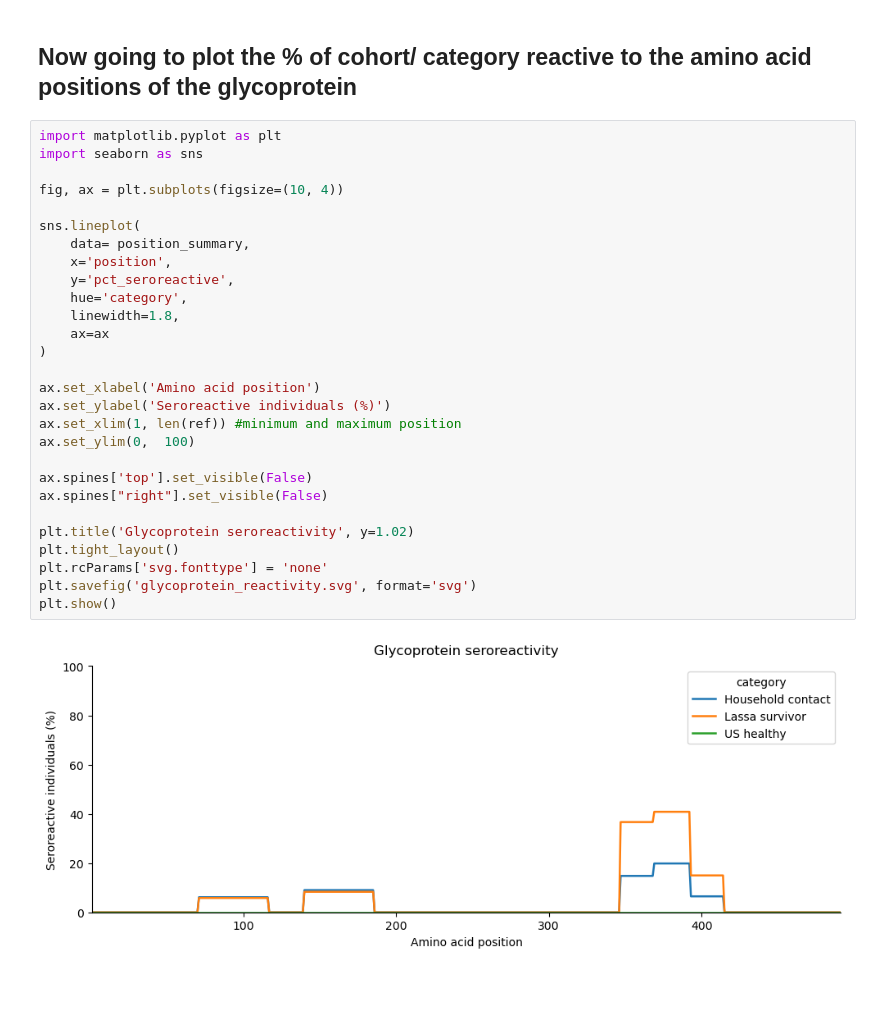
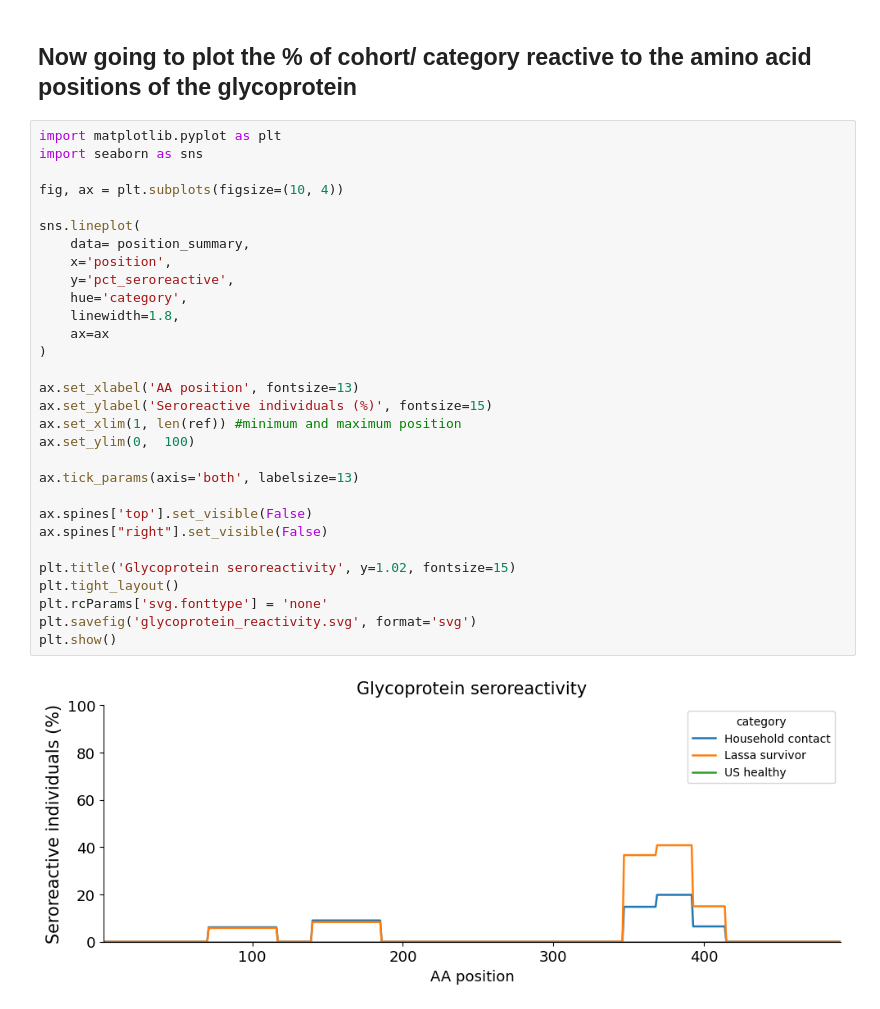
Before and after one commit to sporak577/lasv_phipseq_2026, a Jupyter notebook: draw_signal_to_LASV_glycoprotein.ipynb, the cells around one changed output. Cells and saved outputs as stored; diff of their text form.

```diff
--- a/draw_signal_to_LASV_glycoprotein.ipynb
+++ b/draw_signal_to_LASV_glycoprotein.ipynb
@@ -308,30 +308,32 @@ position_summary
 # %%
 import matplotlib.pyplot as plt
 import seaborn as sns
 
 fig, ax = plt.subplots(figsize=(10, 4))
 
 sns.lineplot(
     data= position_summary,
     x='position',
     y='pct_seroreactive',
     hue='category',
     linewidth=1.8,
     ax=ax
 )
 
-ax.set_xlabel('Amino acid position')
-ax.set_ylabel('Seroreactive individuals (%)')
+ax.set_xlabel('AA position', fontsize=13)
+ax.set_ylabel('Seroreactive individuals (%)', fontsize=15)
 ax.set_xlim(1, len(ref)) #minimum and maximum position
 ax.set_ylim(0,  100)
+
+ax.tick_params(axis='both', labelsize=13)
 
 ax.spines['top'].set_visible(False)
 ax.spines["right"].set_visible(False)
 
-plt.title('Glycoprotein seroreactivity', y=1.02)
+plt.title('Glycoprotein seroreactivity', y=1.02, fontsize=15)
 plt.tight_layout()
 plt.rcParams['svg.fonttype'] = 'none'
 plt.savefig('glycoprotein_reactivity.svg', format='svg')
 plt.show()
 # %% [output]
-[figure, old version]
+[figure, new version]
```
Also changed, not shown: 8 other files.
